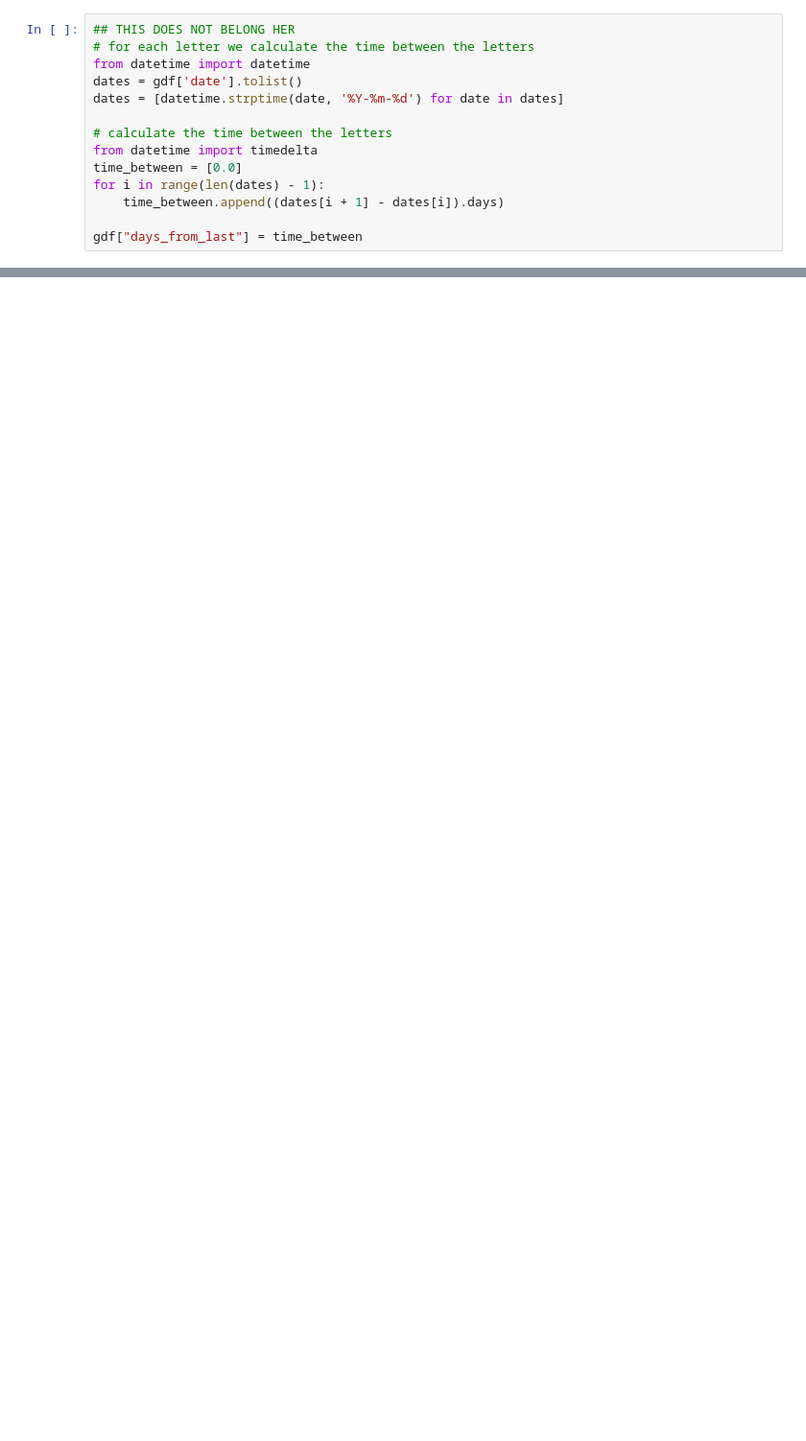
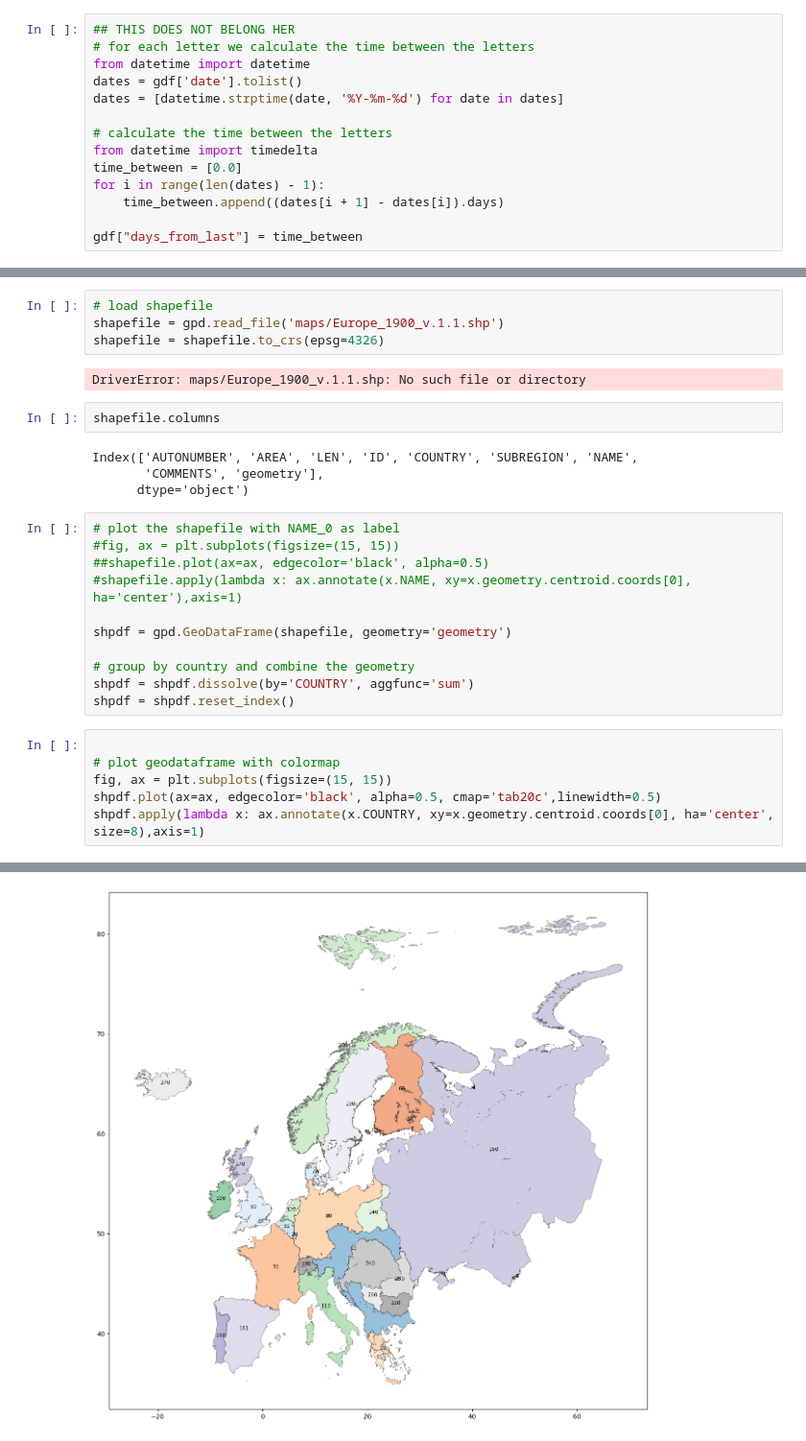
Before and after one commit to dalager/jernkorsetbreve, a Jupyter notebook: 02_geodata.ipynb, the cells around one changed output, grey strips where cells are left out. Shown at 96% size. Saved outputs shown, nothing was run; the diff lists cells and outputs as text; blank space fills up the shorter version.

```diff
--- a/02_geodata.ipynb
+++ b/02_geodata.ipynb
@@ -136,0 +226,30 @@ gdf.days_from_last.plot(kind='bar', figsize=(15, 5), title='Days between letters
+# %%
+# load shapefile
+shapefile = gpd.read_file('maps/Europe_1900_v.1.1.shp')
+shapefile = shapefile.to_crs(epsg=4326)
+# %% [output]
+DriverError: maps/Europe_1900_v.1.1.shp: No such file or directory
+# %%
+shapefile.columns
+# %% [output]
+Index(['AUTONUMBER', 'AREA', 'LEN', 'ID', 'COUNTRY', 'SUBREGION', 'NAME',
+       'COMMENTS', 'geometry'],
+      dtype='object')
+# %%
+# plot the shapefile with NAME_0 as label
+#fig, ax = plt.subplots(figsize=(15, 15))
+##shapefile.plot(ax=ax, edgecolor='black', alpha=0.5)
+#shapefile.apply(lambda x: ax.annotate(x.NAME, xy=x.geometry.centroid.coords[0], ha='center'),axis=1)
+
+shpdf = gpd.GeoDataFrame(shapefile, geometry='geometry')
+
+# group by country and combine the geometry
+shpdf = shpdf.dissolve(by='COUNTRY', aggfunc='sum')
+shpdf = shpdf.reset_index()
+# %%
+
+# plot geodataframe with colormap
+fig, ax = plt.subplots(figsize=(15, 15))
+shpdf.plot(ax=ax, edgecolor='black', alpha=0.5, cmap='tab20c',linewidth=0.5)
+shpdf.apply(lambda x: ax.annotate(x.COUNTRY, xy=x.geometry.centroid.coords[0], ha='center', size=8),axis=1)
+# %% [output]
@@ -136,0 +273 @@ gdf.days_from_last.plot(kind='bar', figsize=(15, 5), title='Days between letters
+[figure, added]
```
Also changed, not shown: parts of 12 cells of this notebook, 5 other files.
